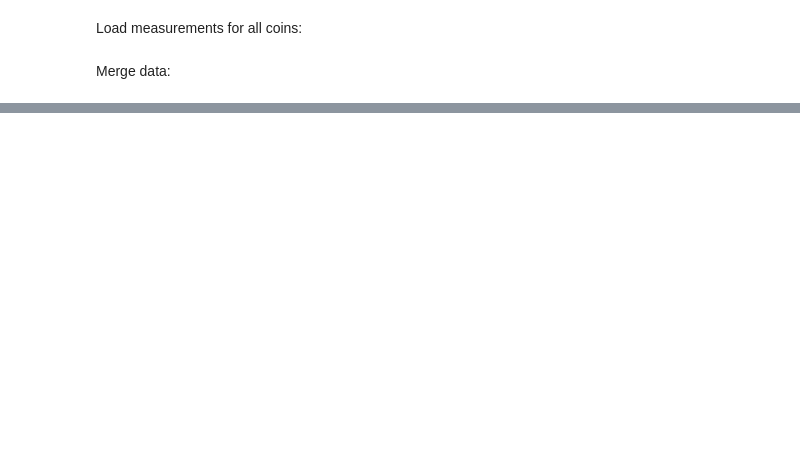
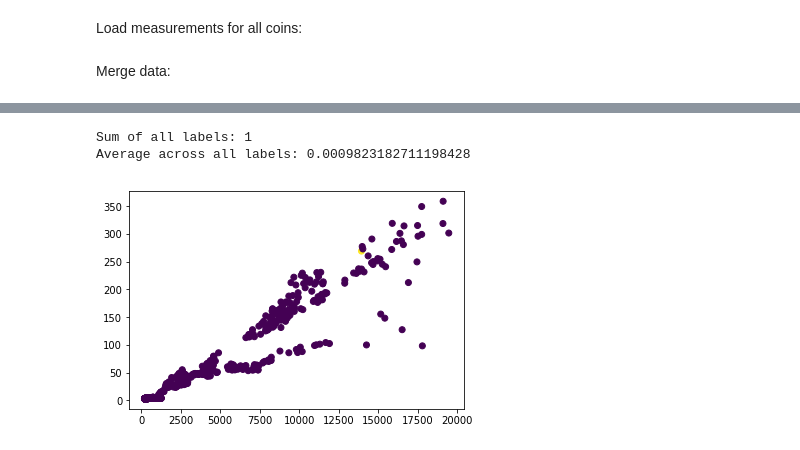
Before and after one commit to F3real/Data_Analytics_Cryptocurrencies, a Jupyter notebook: DataAnalyticsProject.ipynb, the cells around one changed output, grey strips where cells are left out. Drawn from its saved outputs; the diff is of its cells as text; code cells hidden in the pictures; blank space fills up the shorter version.

Commit message:
Small fixes and bitcoin visualizatio

```diff
--- a/DataAnalyticsProject.ipynb
+++ b/DataAnalyticsProject.ipynb
@@ -144,0 +160,27 @@ merged_data.head()
+# %%
+k_means_data = merged_data.drop('date', axis=1)
+
+#Select coin prices
+#coin_price_label = [ 'BTC_price(USD)', 'VTC_price(USD)', 'LTC_price(USD)','ETH_price(USD)']
+#k_means_data = k_means_data[coin_price_label]
+
+silhouette_avg_array = []
+silhouette_sample_array = []
+silhouette_labels_array = []
+data_kmeans = StandardScaler().fit_transform(k_means_data.values)
+
+for i in range(2, 11):
+    kmeans = KMeans(n_clusters=i, random_state=3123256995)
+    labels = kmeans.fit_predict(data_kmeans)
+    centroids = kmeans.cluster_centers_
+
+    silhouette_avg = silhouette_score(data_kmeans, labels)
+    sample_silhouette_values = silhouette_samples(data_kmeans, labels)
+
+    print("Silhuette score for " + str(i) + " clusters: " + str(silhouette_avg))
+    silhouette_avg_array.append(silhouette_avg)
+    silhouette_sample_array.append(sample_silhouette_values)
+    silhouette_labels_array.append(labels)
+
+print("Best number of clusters " + str(silhouette_avg_array.index(max(silhouette_avg_array))+2))
+print(max(silhouette_avg_array))
@@ -144,0 +199,16 @@ merged_data.head()
+# %%
+kmeans = KMeans(n_clusters=2, random_state=3123256995)
+labels = kmeans.fit_predict(k_means_data)
+centroids = kmeans.cluster_centers_
+
+
+standarized_data = pd.DataFrame(k_means_data, columns=k_means_data.columns)
+
+plt.scatter(x=standarized_data['BTC_price(USD)'], y=standarized_data['LTC_price(USD)'], c=labels)
+#plt.scatter(centroids[:, 0], centroids[:, 1], c='black', s=200, alpha=0.8);
+print("Sum of all labels: " +str(labels.sum()))
+print("Average across all labels: " +str(np.average(labels)))
+# %% [output]
+Sum of all labels: 1
+Average across all labels: 0.0009823182711198428
+[figure, added]
```
Also changed, not shown: parts of 7 cells of this notebook, 2 other files.
